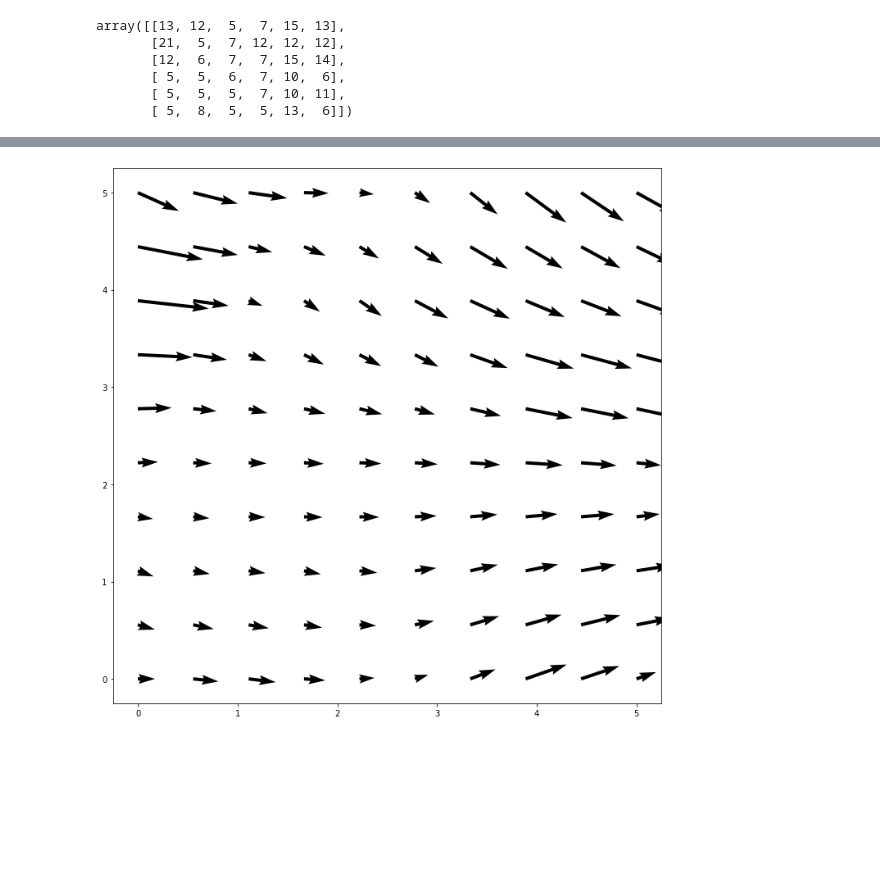
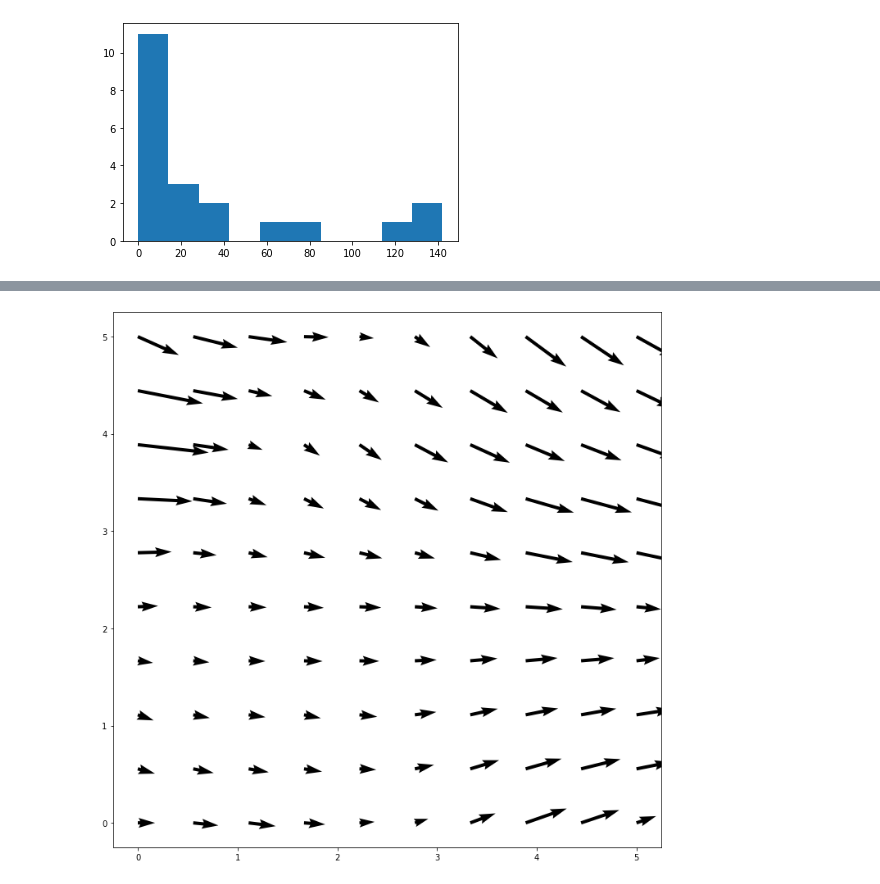
Before and after one commit to lePossum/DeblurGANv2, a Jupyter notebook: np_deconv copy.ipynb, the cells around one changed output, grey strips where cells are left out. Saved outputs shown, nothing was run; the diff lists cells and outputs as text; code cells hidden in the pictures; blank space fills up the shorter version.

```diff
--- a/np_deconv copy.ipynb
+++ b/np_deconv copy.ipynb
@@ -30,0 +427,4 @@ counter = 0
+# %%
+with open('params.pickle', 'rb') as handle:
+    pars = pickle.load(handle)
+print(len(pars))
@@ -30,0 +433,11 @@ counter = 0
+# %%
+new_params = []
+img_dir = "/home/vados/Stuff/Images/generated/april10/blurred/"
+imgs = sorted(listdir(img_dir))
+for idx, fname in enumerate(imgs):
+    tmp = []
+    img = img_dir + fname
+    img = plt.imread(img)
+    counter = 0
+    c = Cepstrum(rgb2gray(img))
+    new_params.append((c.blur_len_value, c.angle_value, idx))
@@ -42,9 +471,13 @@ Counted kernels:  19.890300273895264
-# %%
-c.blur_len
-# %% [output]
-array([[13, 12,  5,  7, 15, 13],
-       [21,  5,  7, 12, 12, 12],
-       [12,  6,  7,  7, 15, 14],
-       [ 5,  5,  6,  7, 10,  6],
-       [ 5,  5,  5,  7, 10, 11],
-       [ 5,  8,  5,  5, 13,  6]])
+# %%
+new_params_processed = [(a[0], a[1] * 180 / math.pi) for a in new_params]
+new_params_processed = [(a[0], a[1] + 180 if a[1] < 0 else a[1]) for a in new_params_processed]
+# %%
+angles_dif = []
+len_dif = []
+for idx in range(len(new_params_processed)):
+    angles_dif.append(np.abs(new_params_processed[idx][1] - pars[idx][1]))
+    len_dif.append(new_params_processed[idx][0] - pars[idx][0])
+plt.hist(angles_dif)
+plt.savefig('temp/results/angle_hist.png')
+# %% [output]
+[figure, added]
```
Also changed, not shown: parts of 8 cells of this notebook, 9 other files.
